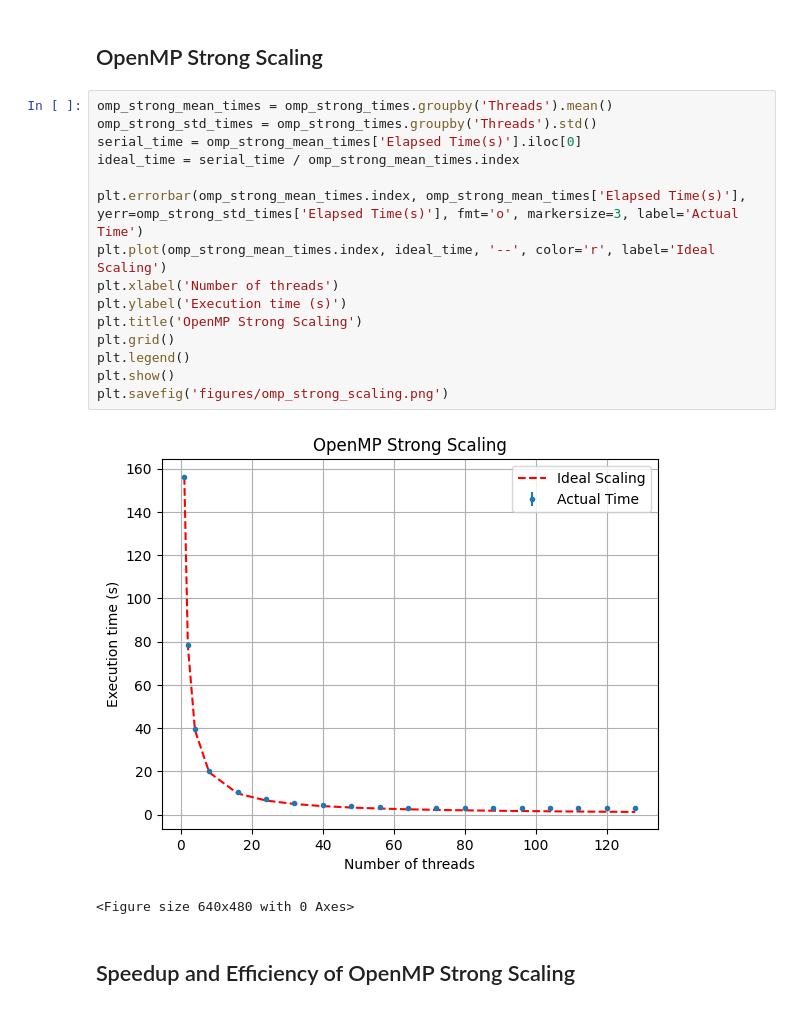
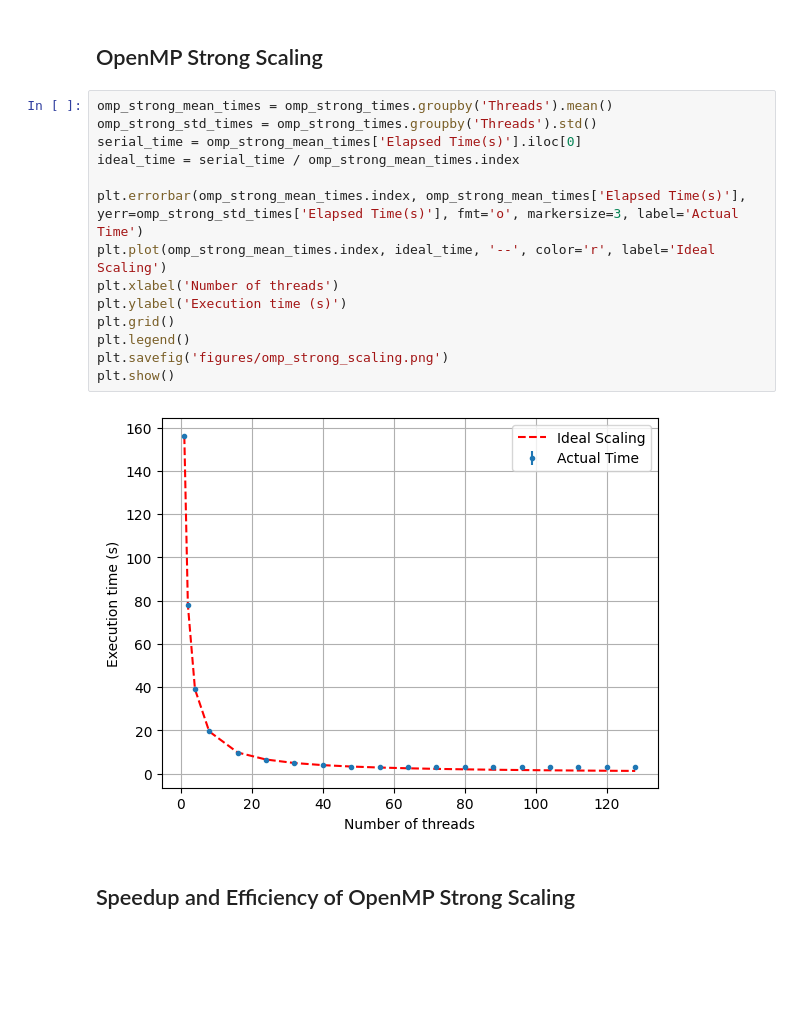
Before and after one commit to mzampar/High_Performance_Computing_2023, a Jupyter notebook: Excercise_2_c/scaling/results/analysis.ipynb, the cells around one changed output. Saved outputs shown, nothing was run; the diff lists cells and outputs as text; blank space fills up the shorter version.

```diff
--- a/Excercise_2_c/scaling/results/analysis.ipynb
+++ b/Excercise_2_c/scaling/results/analysis.ipynb
@@ -154,21 +143,19 @@ plt.savefig('figures/mpi_weak_scaling_speedup_efficiency.png')
 # %%
 omp_strong_mean_times = omp_strong_times.groupby('Threads').mean()
 omp_strong_std_times = omp_strong_times.groupby('Threads').std()
 serial_time = omp_strong_mean_times['Elapsed Time(s)'].iloc[0]
 ideal_time = serial_time / omp_strong_mean_times.index
 
 plt.errorbar(omp_strong_mean_times.index, omp_strong_mean_times['Elapsed Time(s)'], yerr=omp_strong_std_times['Elapsed Time(s)'], fmt='o', markersize=3, label='Actual Time')
 plt.plot(omp_strong_mean_times.index, ideal_time, '--', color='r', label='Ideal Scaling')
 plt.xlabel('Number of threads')
 plt.ylabel('Execution time (s)')
-plt.title('OpenMP Strong Scaling')
 plt.grid()
 plt.legend()
+plt.savefig('figures/omp_strong_scaling.png')
 plt.show()
-plt.savefig('figures/omp_strong_scaling.png')
 # %% [output]
-[figure, old version]
+[figure, new version]
-<Figure size 640x480 with 0 Axes>
 # %% [markdown]
 ## Speedup and Efficiency of OpenMP Strong Scaling
 # %%
```
Also changed, not shown: parts of 10 cells of this notebook, 6 other files.
